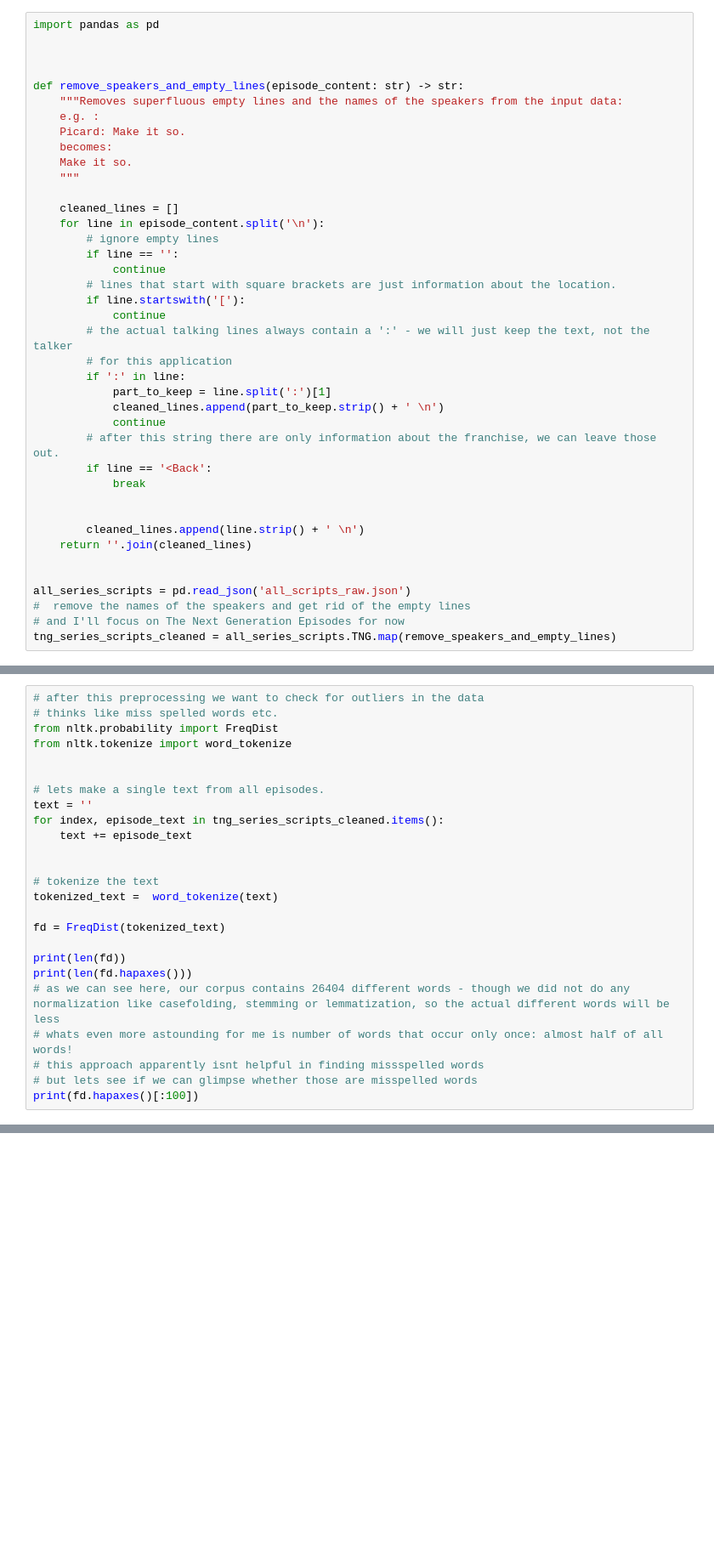
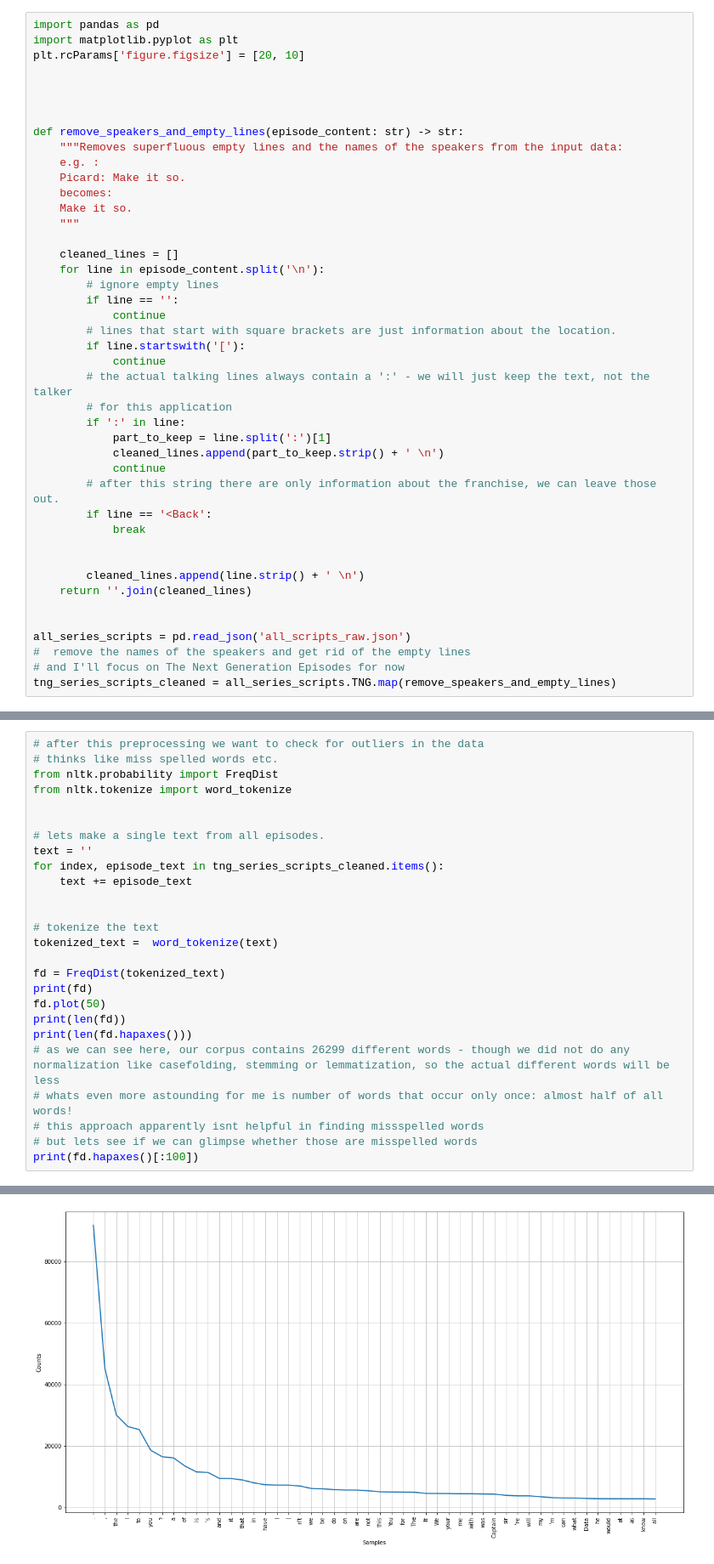
Before and after one commit to SGrannemann/Star-Trek-Scripts-NLP-Playground, a Jupyter notebook: preprocessing_analysis.ipynb, the cells around one changed output, grey strips where cells are left out. Shown: that part at 85% size. Drawn from its saved outputs; the diff is of its cells as text; blank space fills up the shorter version.

Commit message:
resized the plot of the frequency distribution/

```diff
--- a/preprocessing_analysis.ipynb
+++ b/preprocessing_analysis.ipynb
@@ -1,5 +1,8 @@
 # %%
 import pandas as pd
+import matplotlib.pyplot as plt
+plt.rcParams['figure.figsize'] = [20, 10]
+
 
 
 
@@ -55,11 +60,13 @@ for index, episode_text in tng_series_scripts_cleaned.items():
 tokenized_text =  word_tokenize(text)
 
 fd = FreqDist(tokenized_text)
-
+print(fd)
+fd.plot(50)
 print(len(fd))
 print(len(fd.hapaxes()))
-# as we can see here, our corpus contains 26404 different words - though we did not do any normalization like casefolding, stemming or lemmatization, so the actual different words will be less
+# as we can see here, our corpus contains 26299 different words - though we did not do any normalization like casefolding, stemming or lemmatization, so the actual different words will be less
 # whats even more astounding for me is number of words that occur only once: almost half of all words!
 # this approach apparently isnt helpful in finding missspelled words
 # but lets see if we can glimpse whether those are misspelled words
 print(fd.hapaxes()[:100])
+# %% [output]
@@ -65,0 +74 @@ print(fd.hapaxes()[:100])
+[figure, added]
```
Also changed, not shown: parts of 3 cells of this notebook.
